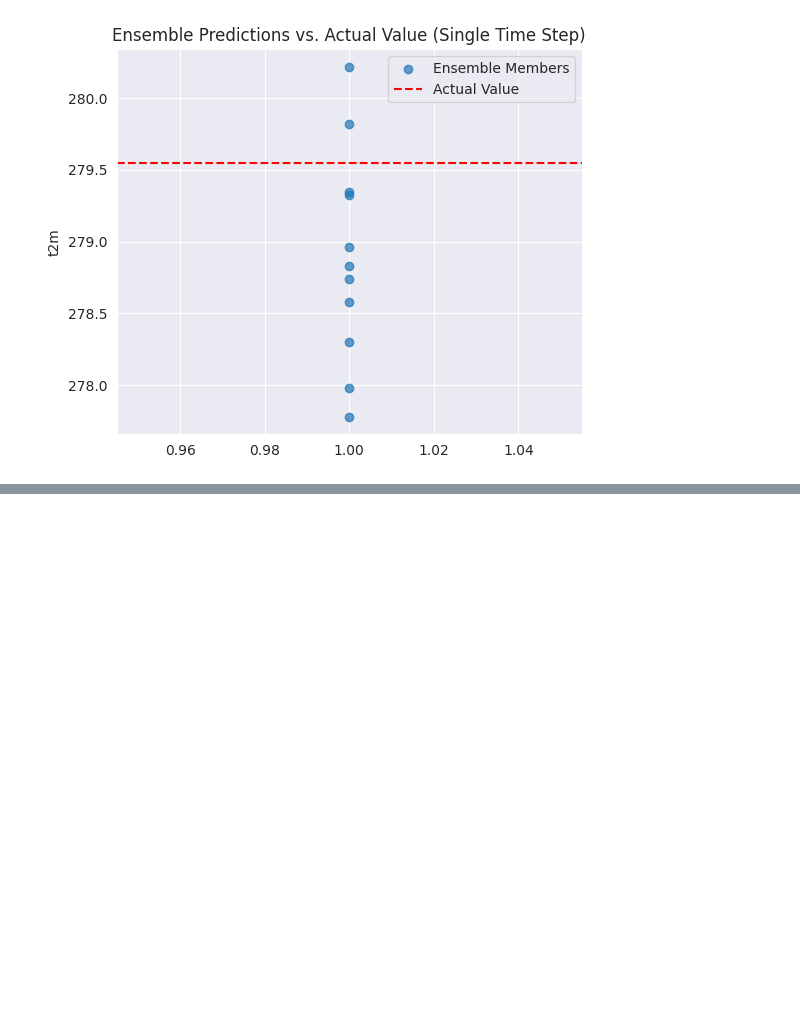
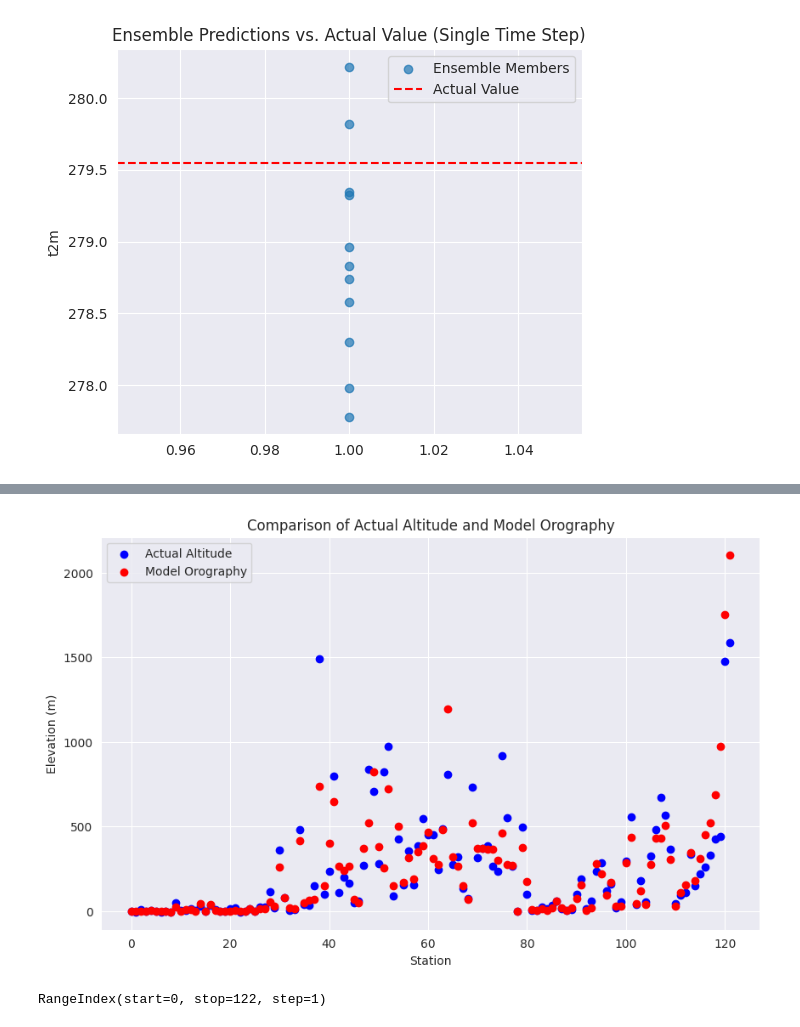
Before and after one commit to leachen01/gnnpp, a Jupyter notebook: exploration/eda.ipynb, the cells around one changed output, grey strips where cells are left out. Cells and saved outputs as stored; diff of their text form; code cells hidden in the pictures; blank space fills up the shorter version.

```diff
--- a/exploration/eda.ipynb
+++ b/exploration/eda.ipynb
@@ -300,0 +333,15 @@ Name: t2m, dtype: float32
+# %%
+plt.figure(figsize=(10, 6))
+plt.scatter(t_stations_f.index, t_stations_f['altitude'], color='blue', label='Actual Altitude')
+plt.scatter(t_stations_f.index, t_stations_f['orog'], color='red', label='Model Orography')
+plt.xlabel('Station')
+plt.ylabel('Elevation (m)')
+plt.title('Comparison of Actual Altitude and Model Orography')
+plt.legend()
+plt.show()
+# %% [output]
+[figure, added]
+# %%
+t_stations_f.index.T
+# %% [output]
+RangeIndex(start=0, stop=122, step=1)
```
Also changed, not shown: parts of 5 cells of this notebook, 3 other files.
